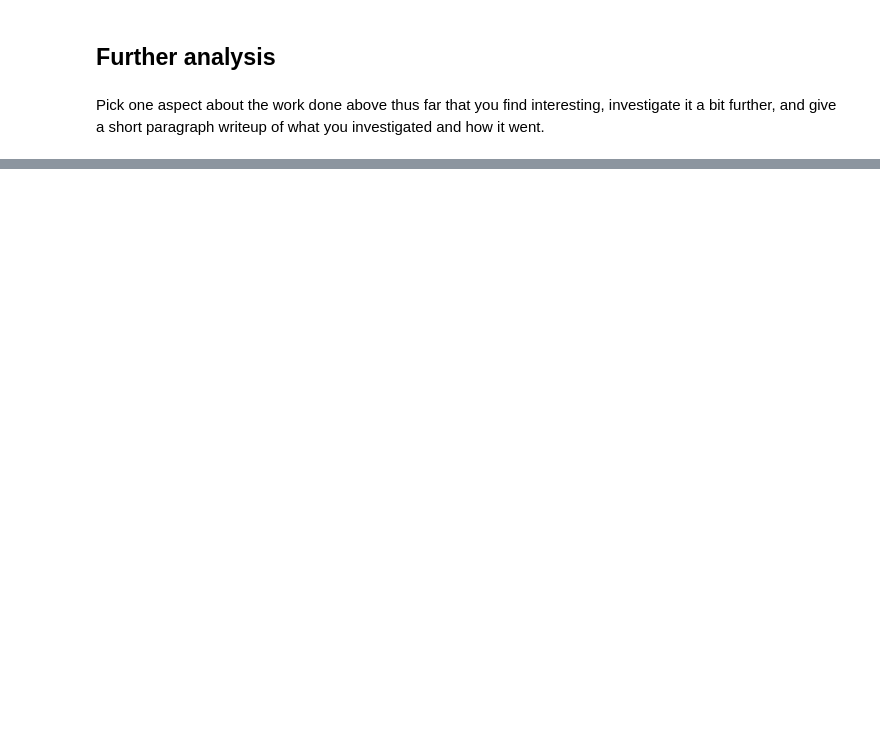
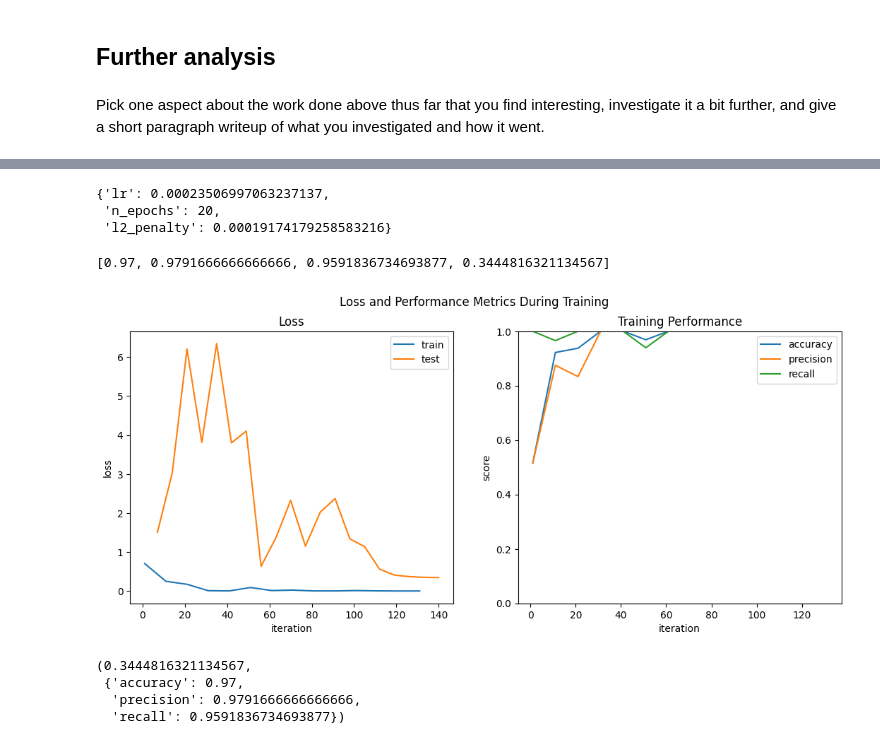
Before and after one commit to jaredliw/ioai-tsp-2025, a Jupyter notebook: lab1/finetuning_resnet.ipynb, the cells around one changed output, grey strips where cells are left out. Drawn from its saved outputs; the diff is of its cells as text; code cells hidden in the pictures; blank space fills up the shorter version.

```diff
--- a/lab1/finetuning_resnet.ipynb
+++ b/lab1/finetuning_resnet.ipynb
@@ -28,0 +496,4 @@ Pick one aspect about the work done above thus far that you find interesting, in
+# %%
+study = optuna.create_study(directions=["maximize", "maximize", "maximize", "minimize"],
+                            sampler=optuna.samplers.TPESampler(seed=42))
+study.optimize(objective, n_trials=30)
@@ -28,0 +553,30 @@ Pick one aspect about the work done above thus far that you find interesting, in
+# %%
+best_params = study.trials[19].params
+best_params
+# %% [output]
+{'lr': 0.00023506997063237137,
+ 'n_epochs': 20,
+ 'l2_penalty': 0.00019174179258583216}
+# %%
+study.trials[19].values
+# %% [output]
+[0.97, 0.9791666666666666, 0.9591836734693877, 0.3444816321134567]
+# %%
+clfy = BinaryImageClassifier(lr=best_params["lr"], l2_penalty=best_params["l2_penalty"], pretrained=False)
+
+clfy.train_loader = clfy.load_data("./train", 0, 400)
+clfy.test_loader = clfy.load_data("./train", 400, 500)
+
+clfy.fit(best_params["n_epochs"])
+# %%
+clfy.plot_train(10);
+# %% [output]
+[figure, added]
+# %%
+out = clfy.predict()
+out["loss"], out["metrics"]
+# %% [output]
+(0.3444816321134567,
+ {'accuracy': 0.97,
+  'precision': 0.9791666666666666,
+  'recall': 0.9591836734693877})
```
Also changed, not shown: parts of 47 cells of this notebook.
